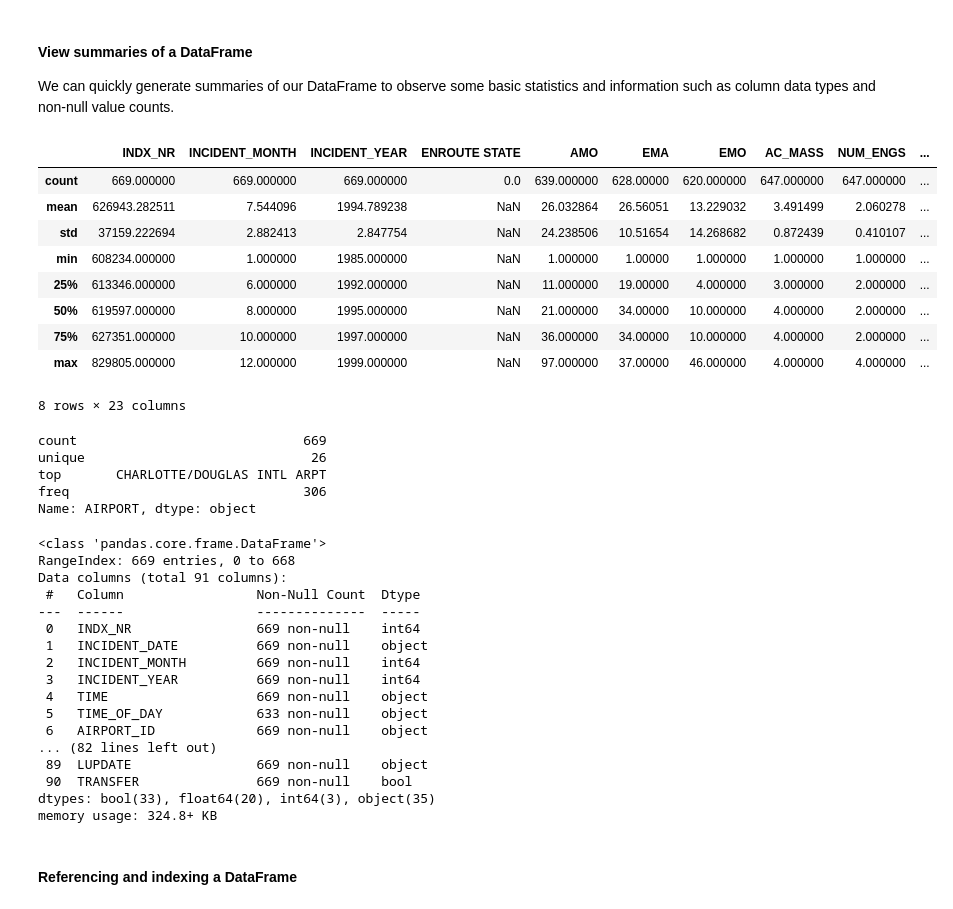
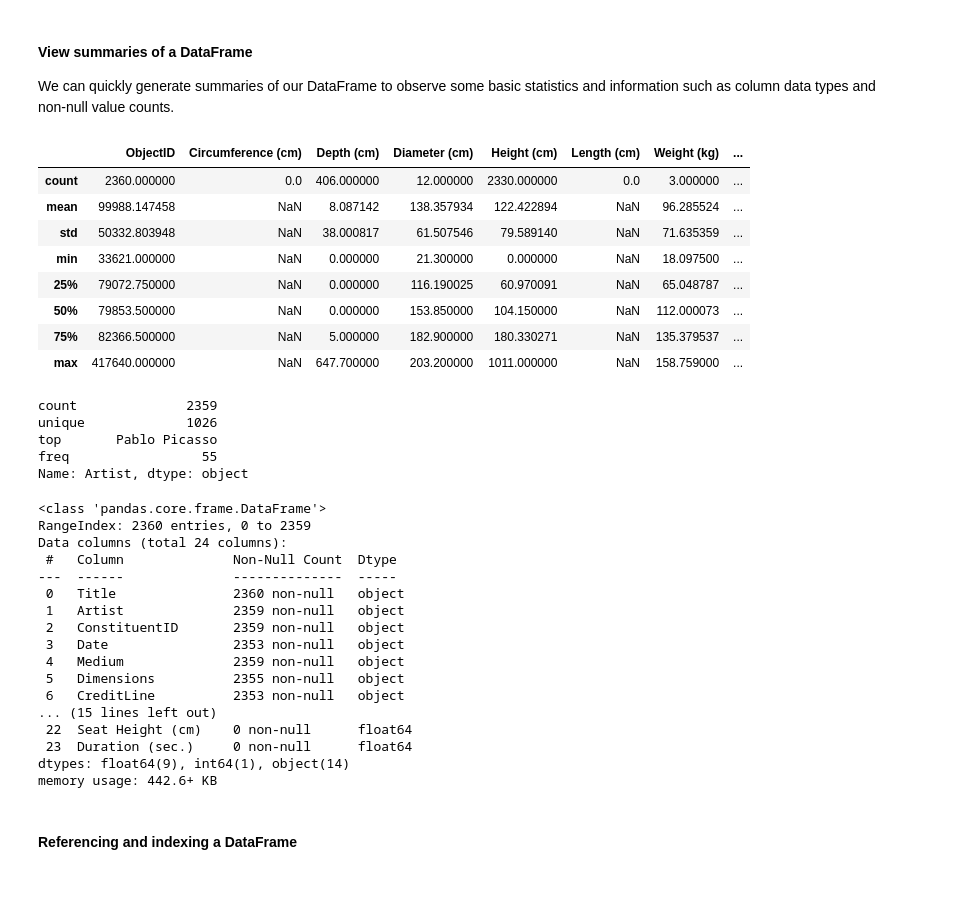
Before and after one commit to ncsu-libraries-data-vis/python-open-labs, a Jupyter notebook: Open_Lab_1_reading_exploring_and_writing_data_with_pandas/filled_Open_Lab_1_reading_exploring_and_writing_data_with_pandas.ipynb, the cells around one changed output. Saved outputs shown, nothing was run; the diff lists cells and outputs as text; code cells hidden in the pictures.

Commit message:
Updating with the new dataset

```diff
--- a/Open_Lab_1_reading_exploring_and_writing_data_with_pandas/filled_Open_Lab_1_reading_exploring_and_writing_data_with_pandas.ipynb
+++ b/Open_Lab_1_reading_exploring_and_writing_data_with_pandas/filled_Open_Lab_1_reading_exploring_and_writing_data_with_pandas.ipynb
@@ -100,9 +102,9 @@ A comma separated values (CSV) file is a plain text file containing data separat
 # Import a comma-sperated values (csv) file as a DataFrame
 
 # The file location
-csv_file_url = 'https://raw.githubusercontent.com/NCSU-Libraries/data-viz-workshops/master/Python_Open_Labs/data/FAA_Wildlife_strikes_1990-1999.csv'
+new_csv_file_url = 'https://raw.githubusercontent.com/ncsu-libraries-data-vis/teaching-datasets/main/moma_data/moma_paintings.csv'
 
 # Read in the file and print out the DataFrame
-wl_strikes_csv = pd.read_csv(csv_file_url)
-wl_strikes_csv.head()
+paintings_csv = pd.read_csv(new_csv_file_url)
+paintings_csv.head()
 # %% [output]
@@ -262,48 +252,47 @@ We can quickly generate summaries of our DataFrame to observe some basic statist
 # %%
 # Get summary statistics of DataFrame columns using "describe()" (only includes
 # numerical data types)
-wl_strikes_csv.describe()
+paintings_csv.describe()
 # %% [output]
-|  | INDX_NR | INCIDENT_MONTH | INCIDENT_YEAR | ENROUTE STATE | AMO | EMA | EMO | AC_MASS | NUM_ENGS | ... |
-| count | 669.000000 | 669.000000 | 669.000000 | 0.0 | 639.000000 | 628.00000 | 620.000000 | 647.000000 | 647.000000 | ... |
-| mean | 626943.282511 | 7.544096 | 1994.789238 | NaN | 26.032864 | 26.56051 | 13.229032 | 3.491499 | 2.060278 | ... |
-| std | 37159.222694 | 2.882413 | 2.847754 | NaN | 24.238506 | 10.51654 | 14.268682 | 0.872439 | 0.410107 | ... |
-| min | 608234.000000 | 1.000000 | 1985.000000 | NaN | 1.000000 | 1.00000 | 1.000000 | 1.000000 | 1.000000 | ... |
-| 25% | 613346.000000 | 6.000000 | 1992.000000 | NaN | 11.000000 | 19.00000 | 4.000000 | 3.000000 | 2.000000 | ... |
-| 50% | 619597.000000 | 8.000000 | 1995.000000 | NaN | 21.000000 | 34.00000 | 10.000000 | 4.000000 | 2.000000 | ... |
-| 75% | 627351.000000 | 10.000000 | 1997.000000 | NaN | 36.000000 | 34.00000 | 10.000000 | 4.000000 | 2.000000 | ... |
-| max | 829805.000000 | 12.000000 | 1999.000000 | NaN | 97.000000 | 37.00000 | 46.000000 | 4.000000 | 4.000000 | ... |
+|  | ObjectID | Circumference (cm) | Depth (cm) | Diameter (cm) | Height (cm) | Length (cm) | Weight (kg) | ... |
+| count | 2360.000000 | 0.0 | 406.000000 | 12.000000 | 2330.000000 | 0.0 | 3.000000 | ... |
+| mean | 99988.147458 | NaN | 8.087142 | 138.357934 | 122.422894 | NaN | 96.285524 | ... |
+| std | 50332.803948 | NaN | 38.000817 | 61.507546 | 79.589140 | NaN | 71.635359 | ... |
+| min | 33621.000000 | NaN | 0.000000 | 21.300000 | 0.000000 | NaN | 18.097500 | ... |
+| 25% | 79072.750000 | NaN | 0.000000 | 116.190025 | 60.970091 | NaN | 65.048787 | ... |
+| 50% | 79853.500000 | NaN | 0.000000 | 153.850000 | 104.150000 | NaN | 112.000073 | ... |
+| 75% | 82366.500000 | NaN | 5.000000 | 182.900000 | 180.330271 | NaN | 135.379537 | ... |
+| max | 417640.000000 | NaN | 647.700000 | 203.200000 | 1011.000000 | NaN | 158.759000 | ... |
-8 rows × 23 columns
 # %%
 # Get summary statistics of single column using "describe()"
-wl_strikes_csv['AIRPORT'].describe()
+paintings_csv['Artist'].describe()
 # %% [output]
-count                             669
-unique                             26
-top       CHARLOTTE/DOUGLAS INTL ARPT
-freq                              306
-Name: AIRPORT, dtype: object
+count              2359
+unique             1026
+top       Pablo Picasso
+freq                 55
+Name: Artist, dtype: object
 # %%
 # Summarize column data types, non-null values, and memory usage using "info()"
-wl_strikes_csv.info()
+paintings_csv.info()
 # %% [output]
 <class 'pandas.core.frame.DataFrame'>
-RangeIndex: 669 entries, 0 to 668
-Data columns (total 91 columns):
- #   Column                 Non-Null Count  Dtype
----  ------                 --------------  -----
- 0   INDX_NR                669 non-null    int64
- 1   INCIDENT_DATE          669 non-null    object
- 2   INCIDENT_MONTH         669 non-null    int64
- 3   INCIDENT_YEAR          669 non-null    int64
- 4   TIME                   669 non-null    object
- 5   TIME_OF_DAY            633 non-null    object
- 6   AIRPORT_ID             669 non-null    object
-... (82 lines left out)
- 89  LUPDATE                669 non-null    object
- 90  TRANSFER               669 non-null    bool
-dtypes: bool(33), float64(20), int64(3), object(35)
-memory usage: 324.8+ KB
+RangeIndex: 2360 entries, 0 to 2359
+Data columns (total 24 columns):
+ #   Column              Non-Null Count  Dtype
+---  ------              --------------  -----
+ 0   Title               2360 non-null   object
+ 1   Artist              2359 non-null   object
+ 2   ConstituentID       2359 non-null   object
+ 3   Date                2353 non-null   object
+ 4   Medium              2359 non-null   object
+ 5   Dimensions          2355 non-null   object
+ 6   CreditLine          2353 non-null   object
+... (15 lines left out)
+ 22  Seat Height (cm)    0 non-null      float64
+ 23  Duration (sec.)     0 non-null      float64
+dtypes: float64(9), int64(1), object(14)
+memory usage: 442.6+ KB
 # %% [markdown]
 #### Referencing and indexing a DataFrame
 # %% [markdown]
```
Also changed, not shown: parts of 37 cells of this notebook.
